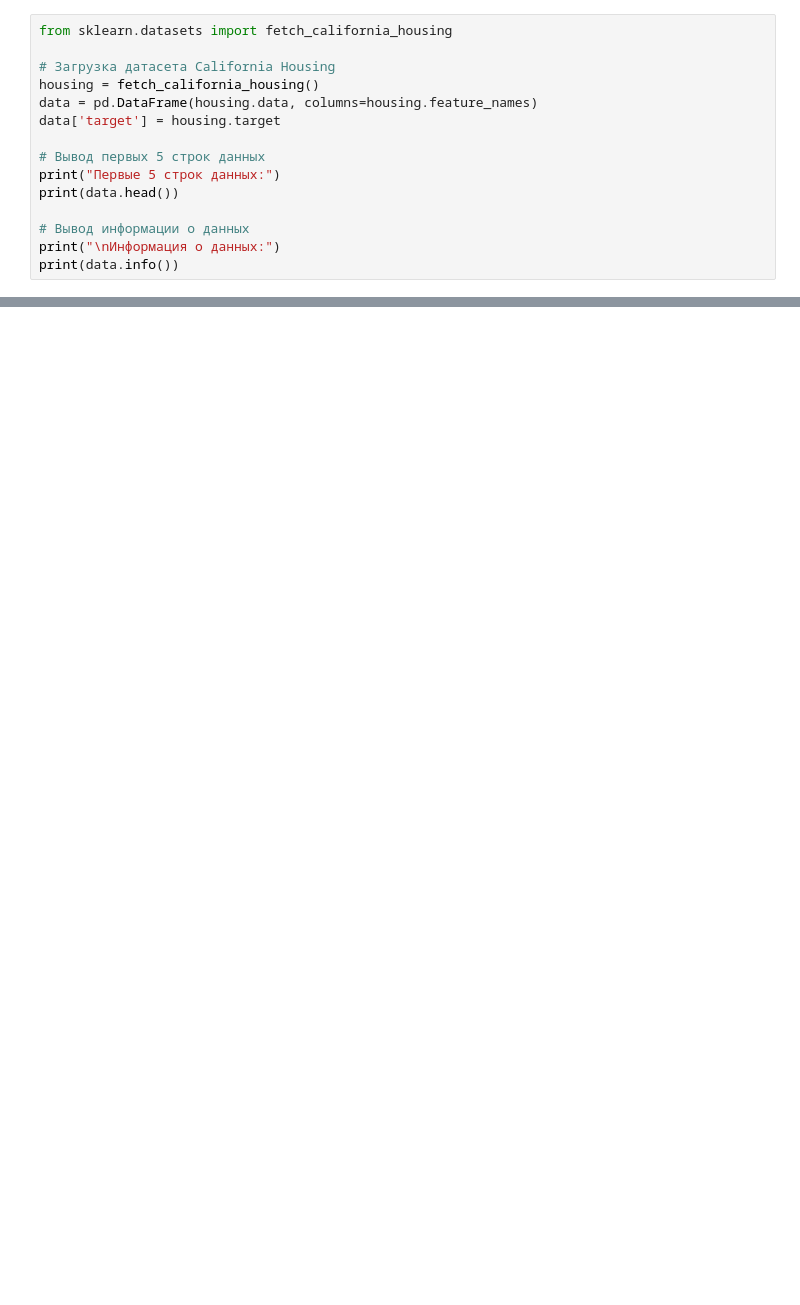
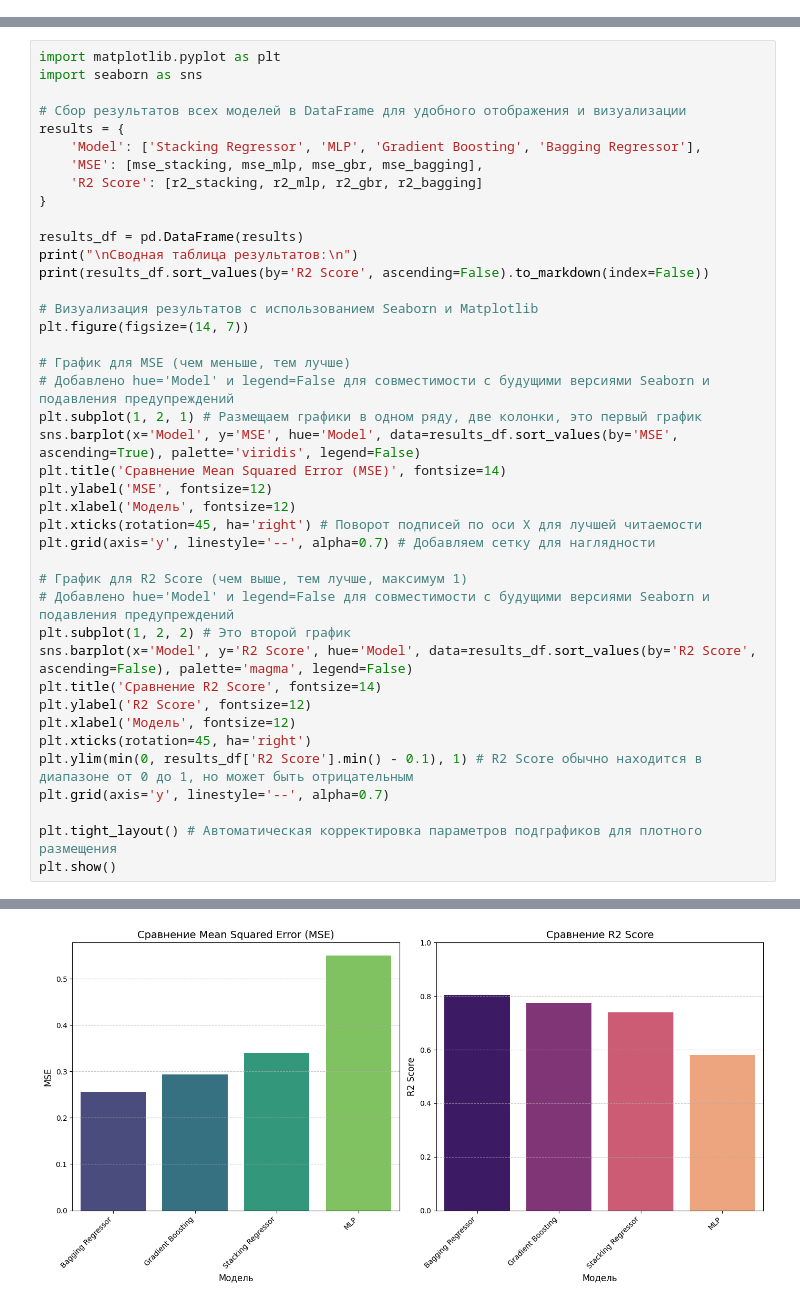
Before and after one commit to ttsypyshev/bmstu-iu5, a Jupyter notebook: 6 term/tmo/labs/lab 6/lab6.ipynb, the cells around one changed output, grey strips where cells are left out. Saved outputs shown, nothing was run; the diff lists cells and outputs as text; blank space fills up the shorter version.

```diff
--- a/6 term/tmo/labs/lab 6/lab6.ipynb
+++ b/6 term/tmo/labs/lab 6/lab6.ipynb
@@ -95,15 +0,0 @@ ModuleNotFoundError: No module named 'tensorflow'
-# %%
-from sklearn.datasets import fetch_california_housing
-
-# Загрузка датасета California Housing
-housing = fetch_california_housing()
-data = pd.DataFrame(housing.data, columns=housing.feature_names)
-data['target'] = housing.target
-
-# Вывод первых 5 строк данных
-print("Первые 5 строк данных:")
-print(data.head())
-
-# Вывод информации о данных
-print("\nИнформация о данных:")
-print(data.info())
@@ -413,0 +470,42 @@ plt.show()
+# %%
+import matplotlib.pyplot as plt
+import seaborn as sns
+
+# Сбор результатов всех моделей в DataFrame для удобного отображения и визуализации
+results = {
+    'Model': ['Stacking Regressor', 'MLP', 'Gradient Boosting', 'Bagging Regressor'],
+    'MSE': [mse_stacking, mse_mlp, mse_gbr, mse_bagging],
+    'R2 Score': [r2_stacking, r2_mlp, r2_gbr, r2_bagging]
+}
+
+results_df = pd.DataFrame(results)
+print("\nСводная таблица результатов:\n")
+print(results_df.sort_values(by='R2 Score', ascending=False).to_markdown(index=False))
+
+# Визуализация результатов с использованием Seaborn и Matplotlib
+plt.figure(figsize=(14, 7))
+
+# График для MSE (чем меньше, тем лучше)
+# Добавлено hue='Model' и legend=False для совместимости с будущими версиями Seaborn и подавления предупреждений
+plt.subplot(1, 2, 1) # Размещаем графики в одном ряду, две колонки, это первый график
+sns.barplot(x='Model', y='MSE', hue='Model', data=results_df.sort_values(by='MSE', ascending=True), palette='viridis', legend=False)
+plt.title('Сравнение Mean Squared Error (MSE)', fontsize=14)
+plt.ylabel('MSE', fontsize=12)
+plt.xlabel('Модель', fontsize=12)
+plt.xticks(rotation=45, ha='right') # Поворот подписей по оси X для лучшей читаемости
+plt.grid(axis='y', linestyle='--', alpha=0.7) # Добавляем сетку для наглядности
+
+# График для R2 Score (чем выше, тем лучше, максимум 1)
+# Добавлено hue='Model' и legend=False для совместимости с будущими версиями Seaborn и подавления предупреждений
+plt.subplot(1, 2, 2) # Это второй график
+sns.barplot(x='Model', y='R2 Score', hue='Model', data=results_df.sort_values(by='R2 Score', ascending=False), palette='magma', legend=False)
+plt.title('Сравнение R2 Score', fontsize=14)
+plt.ylabel('R2 Score', fontsize=12)
+plt.xlabel('Модель', fontsize=12)
+plt.xticks(rotation=45, ha='right')
+plt.ylim(min(0, results_df['R2 Score'].min() - 0.1), 1) # R2 Score обычно находится в диапазоне от 0 до 1, но может быть отрицательным
+plt.grid(axis='y', linestyle='--', alpha=0.7)
+
+plt.tight_layout() # Автоматическая корректировка параметров подграфиков для плотного размещения
+plt.show()
+# %% [output]
@@ -413,0 +520 @@ plt.show()
+[figure, added]
```
Also changed, not shown: parts of 43 cells of this notebook.
